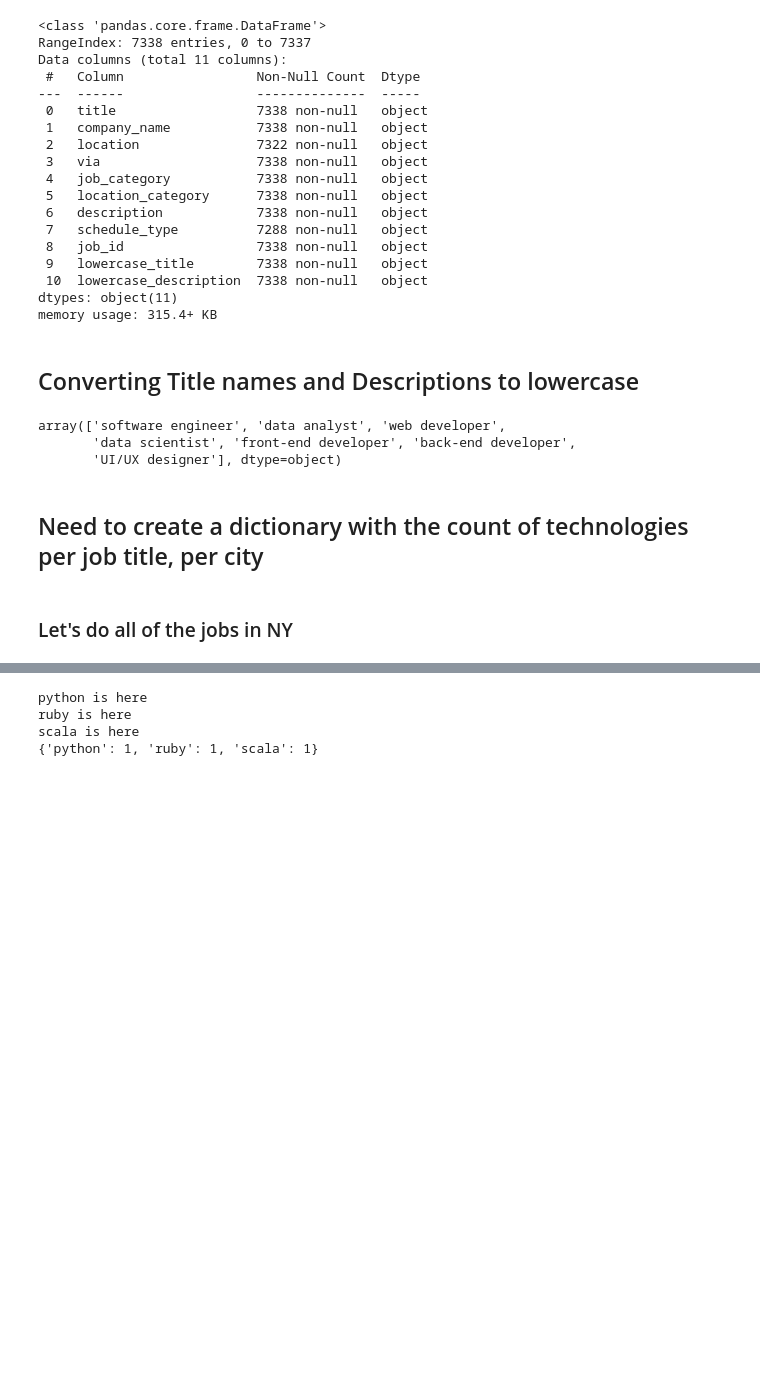
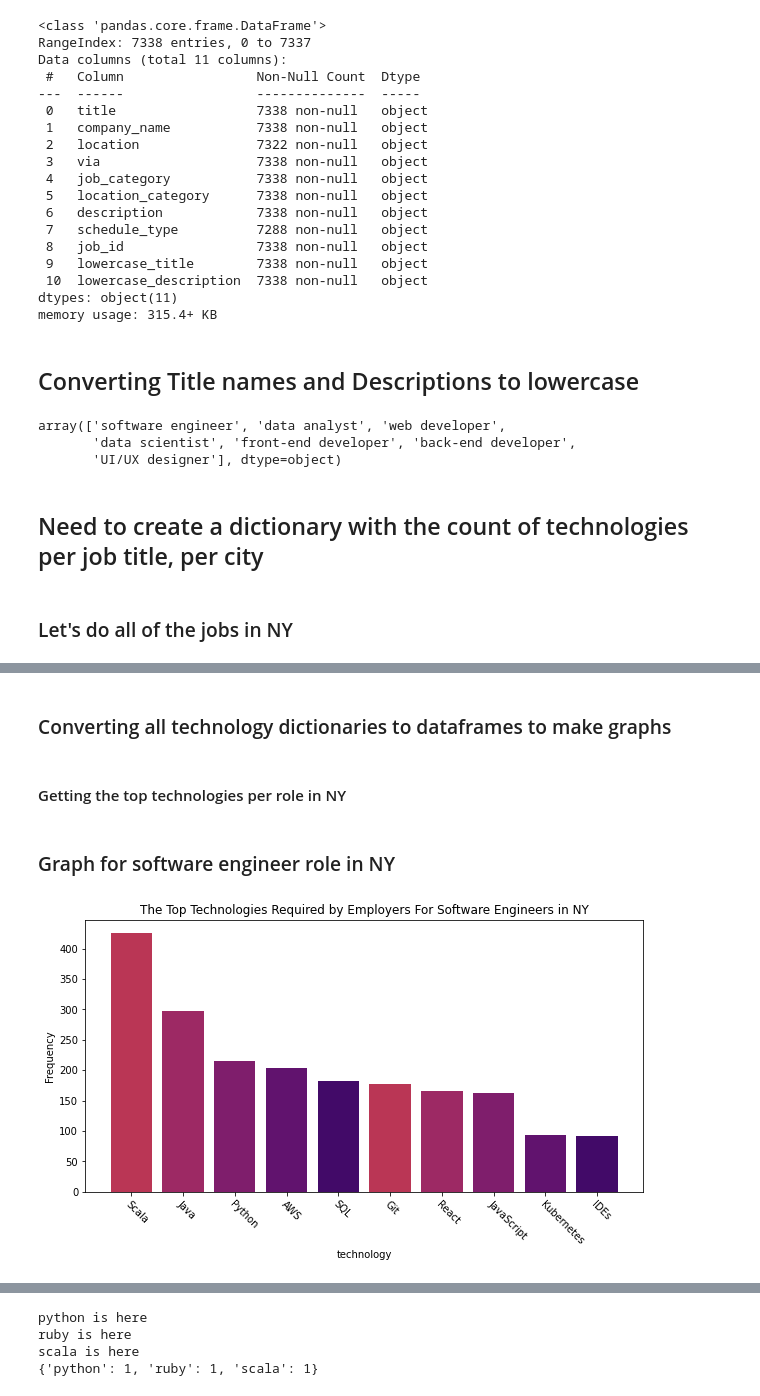
Before and after one commit to jperez29/TKH_casptone_project, a Jupyter notebook: jupyter notebooks/data_analysis_googleAPI.ipynb, the cells around one changed output, grey strips where cells are left out. Saved outputs shown, nothing was run; the diff lists cells and outputs as text; code cells hidden in the pictures; blank space fills up the shorter version.

Commit message:
made charts to display top 10 technologies for our 7 job titles in NY

```diff
--- a/jupyter notebooks/data_analysis_googleAPI.ipynb
+++ b/jupyter notebooks/data_analysis_googleAPI.ipynb
@@ -192,7 +199,7 @@ all_technologies = ['python', 'ruby', 'scala', 'java', 'javascript', 'html', 'cs
                    'redshift', 'looker', 'braze', 'adobe', 'r programming', 'microsoft office', 'airflow', 'databricks', 'etl',
                    'machine learning', 'powerpoint', 'matlab', 'apache shark', 'perl', 'statistics', 'matplotlib', 'pandas',
                    'numpy', 'ggplot', 'bokeh', 'flask', 'django', 'd3.js', 'scikit-learn', 'tensorflow', 'pytorch', 'nlp',
-                   'meteor', '.net', 'laravel', 'zend', 'yii', 'php', 'elixir', 'express.js']
+                   'meteor', '.net', 'laravel', 'zend', 'yii', 'php', 'elixir', 'express.js', 'figma']
 # %%
 class Jobs:
     def __init__(self):
@@ -209,7 +216,7 @@ class Jobs:
                    'redshift', 'looker', 'braze', 'adobe', 'r programming', 'microsoft office', 'airflow', 'databricks', 'etl',
                    'machine learning', 'powerpoint', 'matlab', 'apache shark', 'perl', 'statistics', 'matplotlib', 'pandas',
                    'numpy', 'ggplot', 'bokeh', 'flask', 'django', 'd3.js', 'scikit-learn', 'tensorflow', 'pytorch', 'nlp',
-                   'meteor', '.net', 'laravel', 'zend', 'yii', 'php', 'elixir', 'express.js']
+                   'meteor', '.net', 'laravel', 'zend', 'yii', 'php', 'elixir', 'express.js', 'figma']
 
         #going through each individual string in the job description column
         for string in series.values:
@@ -294,0 +278,38 @@ uiux_designer_ny = job_postings('UI/UX designer', 'new york city')
+# %% [markdown]
+### Converting all technology dictionaries to dataframes to make graphs
+# %%
+tech_software_engineer_ny = pd.DataFrame(list(software_engineerny.tech.items()), columns=['technology', 'frequency'])
+tech_data_analyst_ny = pd.DataFrame(list(data_analystny.tech.items()), columns=['technology', 'frequency'])
+tech_data_scientist_ny = pd.DataFrame(list(data_scientistny.tech.items()), columns=['technology', 'frequency'])
+tech_web_developer_ny = pd.DataFrame(list(web_developerny.tech.items()), columns=['technology', 'frequency'])
+tech_frontend_developer_ny = pd.DataFrame(list(frontend_developerny.tech.items()), columns=['technology', 'frequency'])
+tech_backend_developer_ny = pd.DataFrame(list(backend_developerny.tech.items()), columns=['technology', 'frequency'])
+tech_uiux_developer_ny = pd.DataFrame(list(uiux_designerny.tech.items()), columns=['technology', 'frequency'])
+# %% [markdown]
+#### Getting the top technologies per role in NY
+# %%
+top_technologies_se = tech_software_engineer_ny.sort_values(by='frequency', ascending=False).head(10)
+top_technologies_da = tech_data_analyst_ny.sort_values(by='frequency', ascending=False).head(10)
+top_technologies_ds = tech_data_scientist_ny.sort_values(by='frequency', ascending=False).head(10)
+top_technologies_wb = tech_web_developer_ny.sort_values(by='frequency', ascending=False).head(10)
+top_technologies_frtd = tech_frontend_developer_ny.sort_values(by='frequency', ascending=False).head(10)
+top_technologies_backd = tech_backend_developer_ny.sort_values(by='frequency', ascending=False).head(10)
+top_technologies_uiux = tech_uiux_developer_ny.sort_values(by='frequency', ascending=False).head(10)
+# %% [markdown]
+### Graph for software engineer role in NY
+# %%
+# x = top_technologies_SE['technology']
+y = top_technologies_se['frequency']
+x = ['Scala', 'Java', 'Python', 'AWS', 'SQL', 'Git', 'React', 'JavaScript', 'Kubernetes', 'IDEs']
+
+colors = cm.inferno_r(np.linspace(.5, .8, 5))
+# my_colors = list(islice(cycle(['b', 'r', 'g', 'y', 'k']), None, len(x)))
+
+fig, ax = plt.subplots(figsize = (10,5))
+ax.bar(x,y, color = colors)
+ax.set(xlabel='technology', ylabel = 'Frequency', title ='The Top Technologies Required by Employers For Software Engineers in NY')
+plt.xticks(rotation=-45, ha="left", rotation_mode="anchor")
+
+plt.show()
+# %% [output]
+[figure, added]
```
Also changed, not shown: parts of 23 cells of this notebook.
